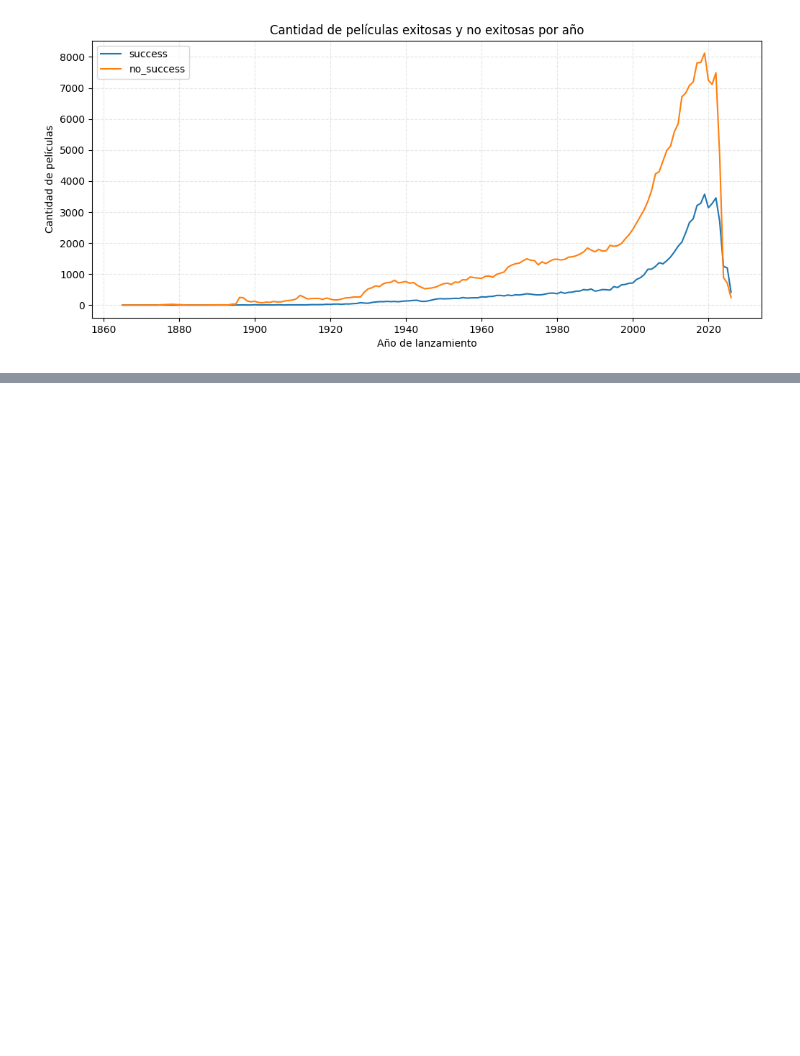
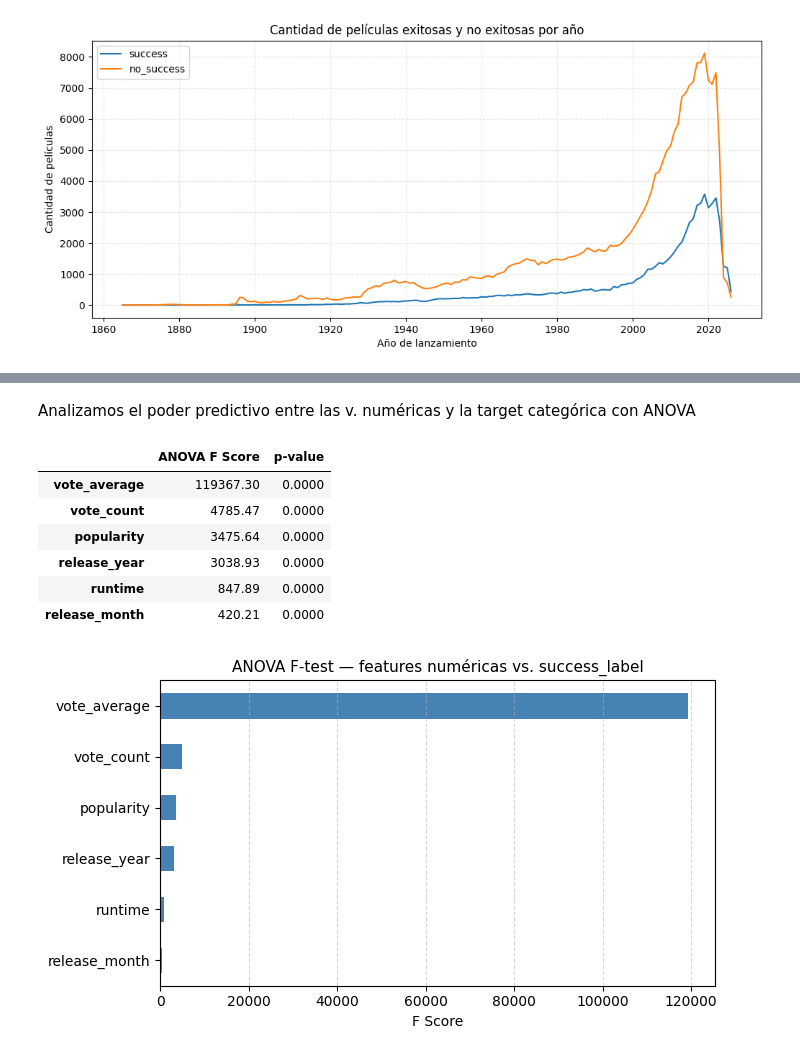
Before and after one commit to LuisParedes1/TP-CEIA-Analisis-de-datos, a Jupyter notebook: Trabajo_Practico_Analisis_de_Datos_CEIA.ipynb, the cells around one changed output, grey strips where cells are left out. Saved outputs shown, nothing was run; the diff lists cells and outputs as text; code cells hidden in the pictures; blank space fills up the shorter version.

```diff
--- a/Trabajo_Practico_Analisis_de_Datos_CEIA.ipynb
+++ b/Trabajo_Practico_Analisis_de_Datos_CEIA.ipynb
@@ -844,0 +851,14 @@ plt.show()
+# %%
+genre_cols   = [c for c in df_valid_movies.columns if c.startswith("genre_")]
+num_features = ['vote_average', 'vote_count', 'popularity', 'runtime', 'release_year', 'release_month']
+bin_features = ['adult'] + genre_cols
+all_features = num_features + bin_features
+
+TARGET = 'success_label'
+df_model = df_valid_movies[all_features + [TARGET]].copy()
+df_model['adult']  = df_model['adult'].astype(int)
+df_model['target'] = (df_model[TARGET] == 'success').astype(int)
+
+# Excluimos el
+X = df_model[all_features]
+y = df_model['target']
@@ -844,0 +915,31 @@ plt.show()
+# %% [markdown]
+Analizamos el poder predictivo entre las v. numéricas y la target categórica con ANOVA
+# %%
+import jinja2
+
+selector_anova = SelectKBest(score_func=f_classif, k='all')
+selector_anova.fit(X_train_num, y_train)
+
+anova_result = pd.DataFrame({
+    'ANOVA F Score': selector_anova.scores_,
+    'p-value':       selector_anova.pvalues_
+}, index=num_features).sort_values('ANOVA F Score', ascending=False)
+
+display(anova_result.style.format({'ANOVA F Score': '{:.2f}', 'p-value': '{:.4f}'}))
+
+fig, ax = plt.subplots(figsize=(7, 4))
+anova_result['ANOVA F Score'].sort_values().plot.barh(ax=ax, color='steelblue')
+ax.set_title("ANOVA F-test — features numéricas vs. success_label", fontsize=11)
+ax.set_xlabel("F Score")
+ax.grid(axis='x', linestyle='--', alpha=0.5)
+plt.tight_layout()
+plt.show()
+# %% [output]
+|  | ANOVA F Score | p-value |
+| vote_average | 119367.30 | 0.0000 |
+| vote_count | 4785.47 | 0.0000 |
+| popularity | 3475.64 | 0.0000 |
+| release_year | 3038.93 | 0.0000 |
+| runtime | 847.89 | 0.0000 |
+| release_month | 420.21 | 0.0000 |
+[figure, added]
```
Also changed, not shown: parts of 55 cells of this notebook, 1 other file.
